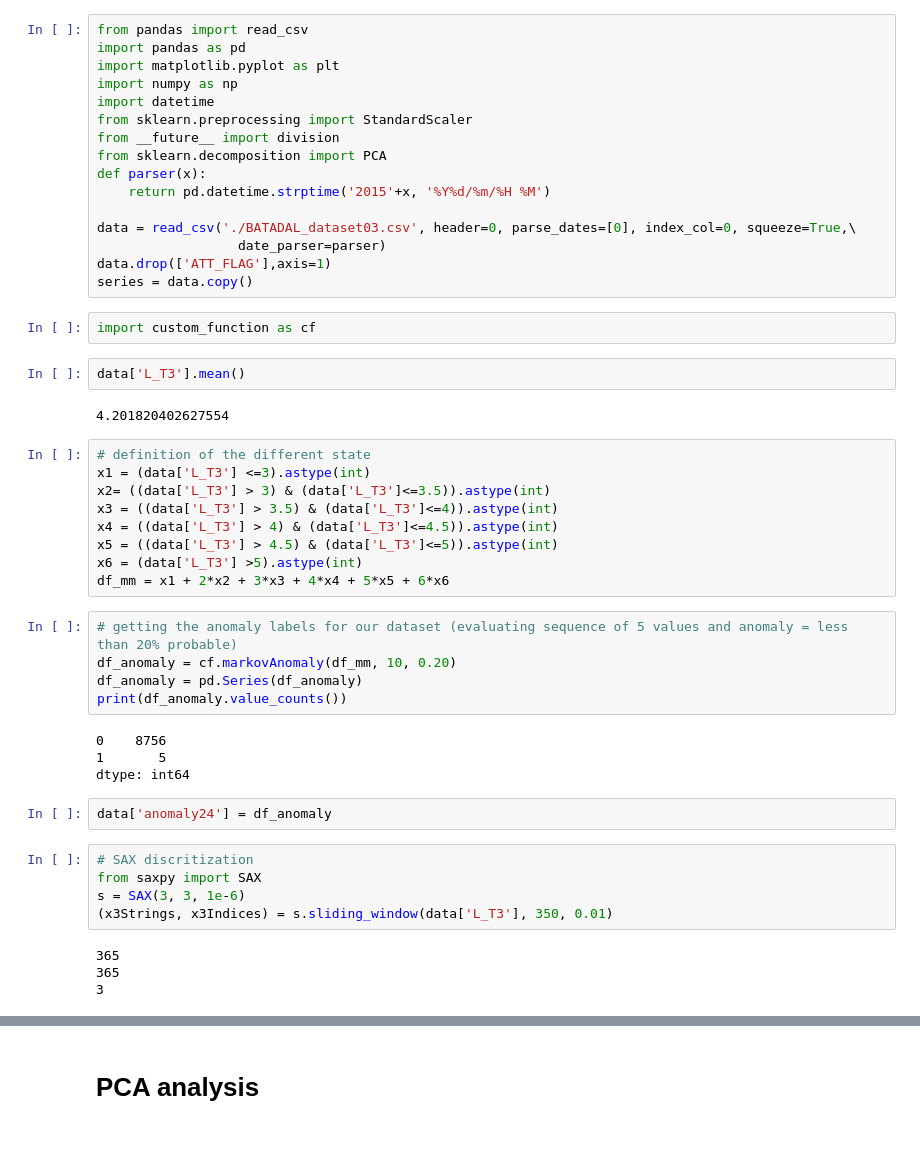
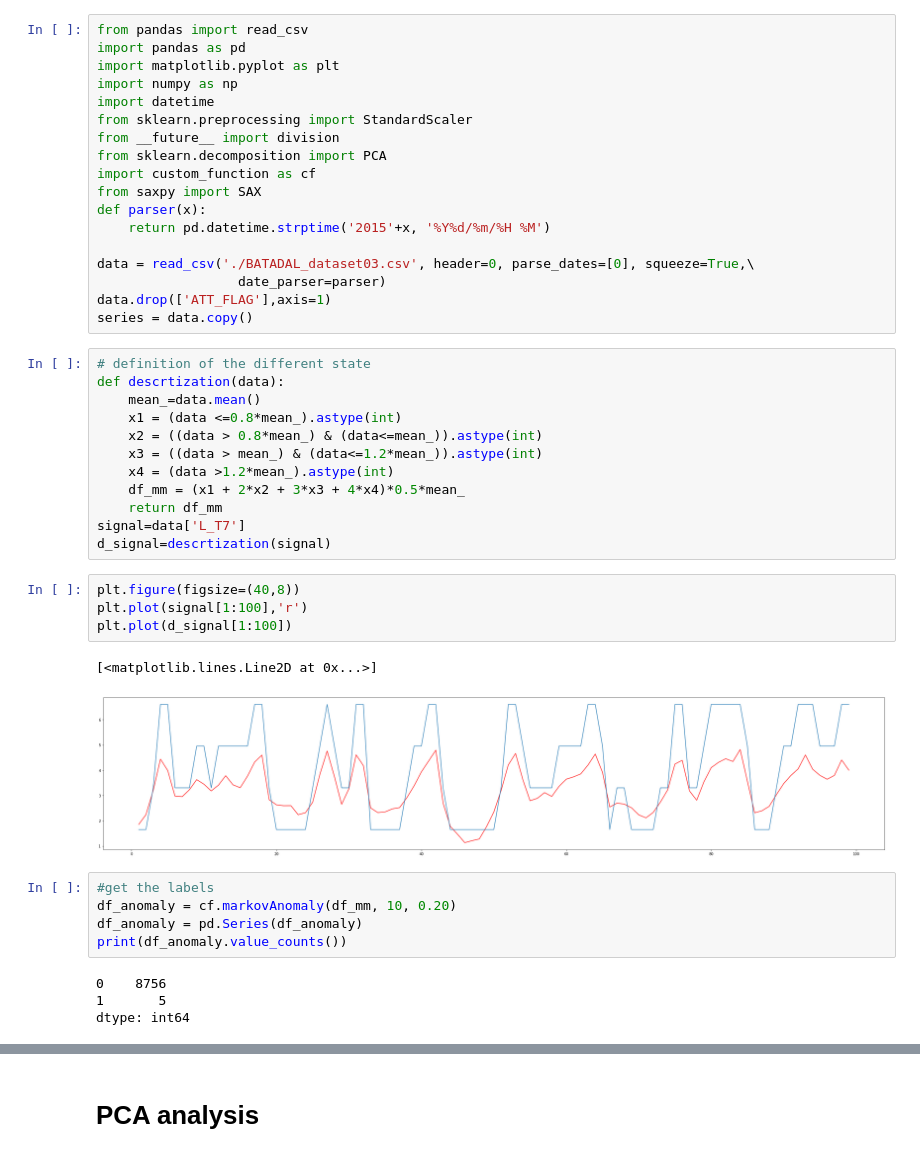
Before and after one commit to zLizy/Cyber-Data-Analysis, a Jupyter notebook: ass2/MarKovChain_PCA.ipynb, the cells around one changed output, grey strips where cells are left out. Saved outputs shown, nothing was run; the diff lists cells and outputs as text.

```diff
--- a/ass2/MarKovChain_PCA.ipynb
+++ b/ass2/MarKovChain_PCA.ipynb
@@ -7,30 +7,36 @@ import datetime
 from sklearn.preprocessing import StandardScaler
 from __future__ import division
 from sklearn.decomposition import PCA
+import custom_function as cf
+from saxpy import SAX
 def parser(x):
     return pd.datetime.strptime('2015'+x, '%Y%d/%m/%H %M')
 
-data = read_csv('./BATADAL_dataset03.csv', header=0, parse_dates=[0], index_col=0, squeeze=True,\
+data = read_csv('./BATADAL_dataset03.csv', header=0, parse_dates=[0], squeeze=True,\
                   date_parser=parser)
 data.drop(['ATT_FLAG'],axis=1)
 series = data.copy()
-# %%
-import custom_function as cf
-# %%
-data['L_T3'].mean()
-# %% [output]
-4.201820402627554
 # %%
 # definition of the different state
-x1 = (data['L_T3'] <=3).astype(int)
-x2= ((data['L_T3'] > 3) & (data['L_T3']<=3.5)).astype(int)
-x3 = ((data['L_T3'] > 3.5) & (data['L_T3']<=4)).astype(int)
-x4 = ((data['L_T3'] > 4) & (data['L_T3']<=4.5)).astype(int)
-x5 = ((data['L_T3'] > 4.5) & (data['L_T3']<=5)).astype(int)
-x6 = (data['L_T3'] >5).astype(int)
-df_mm = x1 + 2*x2 + 3*x3 + 4*x4 + 5*x5 + 6*x6
+def descrtization(data):
+    mean_=data.mean()
+    x1 = (data <=0.8*mean_).astype(int)
+    x2 = ((data > 0.8*mean_) & (data<=mean_)).astype(int)
+    x3 = ((data > mean_) & (data<=1.2*mean_)).astype(int)
+    x4 = (data >1.2*mean_).astype(int)
+    df_mm = (x1 + 2*x2 + 3*x3 + 4*x4)*0.5*mean_
+    return df_mm
+signal=data['L_T7']
+d_signal=descrtization(signal)
+# %%
+plt.figure(figsize=(40,8))
+plt.plot(signal[1:100],'r')
+plt.plot(d_signal[1:100])
+# %% [output]
+[<matplotlib.lines.Line2D at 0x...>]
+[figure, added]
 # %%
-# getting the anomaly labels for our dataset (evaluating sequence of 5 values and anomaly = less than 20% probable)
+#get the labels
 df_anomaly = cf.markovAnomaly(df_mm, 10, 0.20)
 df_anomaly = pd.Series(df_anomaly)
 print(df_anomaly.value_counts())
@@ -38,15 +44,4 @@ print(df_anomaly.value_counts())
 0    8756
 1       5
 dtype: int64
-# %%
-data['anomaly24'] = df_anomaly
-# %%
-# SAX discritization
-from saxpy import SAX
-s = SAX(3, 3, 1e-6)
-(x3Strings, x3Indices) = s.sliding_window(data['L_T3'], 350, 0.01)
-# %% [output]
-365
-365
-3
 # %%
```
Also changed, not shown: parts of 25 cells of this notebook.
